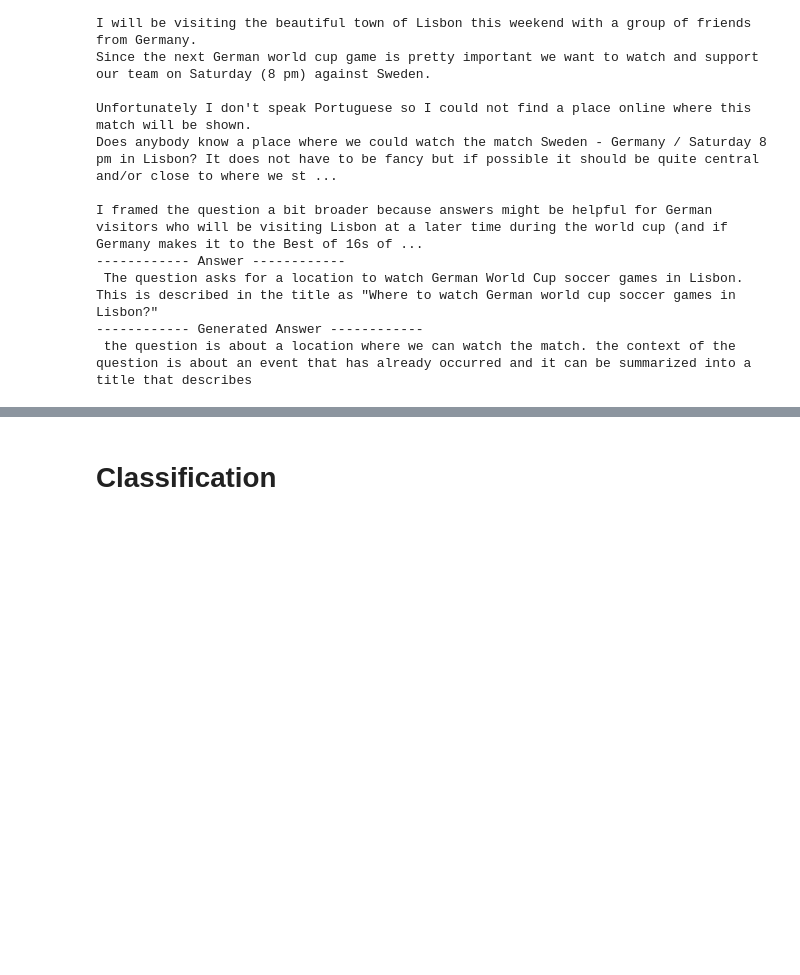
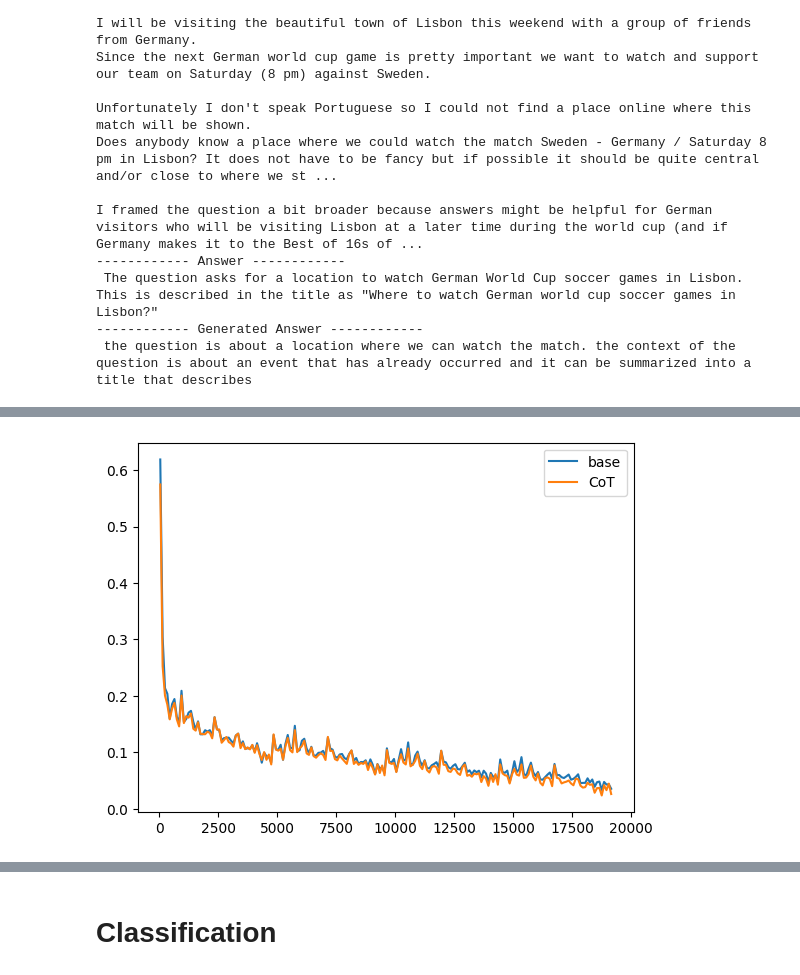
Before and after one commit to Cari1111/NLP_project, a Jupyter notebook: project.ipynb, the cells around one changed output, grey strips where cells are left out. Cells and saved outputs as stored; diff of their text form; code cells hidden in the pictures; blank space fills up the shorter version.

```diff
--- a/project.ipynb
+++ b/project.ipynb
@@ -451,0 +520,7 @@ This is described in the title as "Where to watch German world cup soccer games
+# %%
+plot_multiple_losses([
+    ('base', './Classification_training/models/yelp_4eps_2-losses.dat'),
+    ('CoT', './Classification_training/models/yelp_0-2_CoT_4eps_1-losses.dat')
+])
+# %% [output]
+[figure, added]
```
Also changed, not shown: parts of 43 cells of this notebook.
